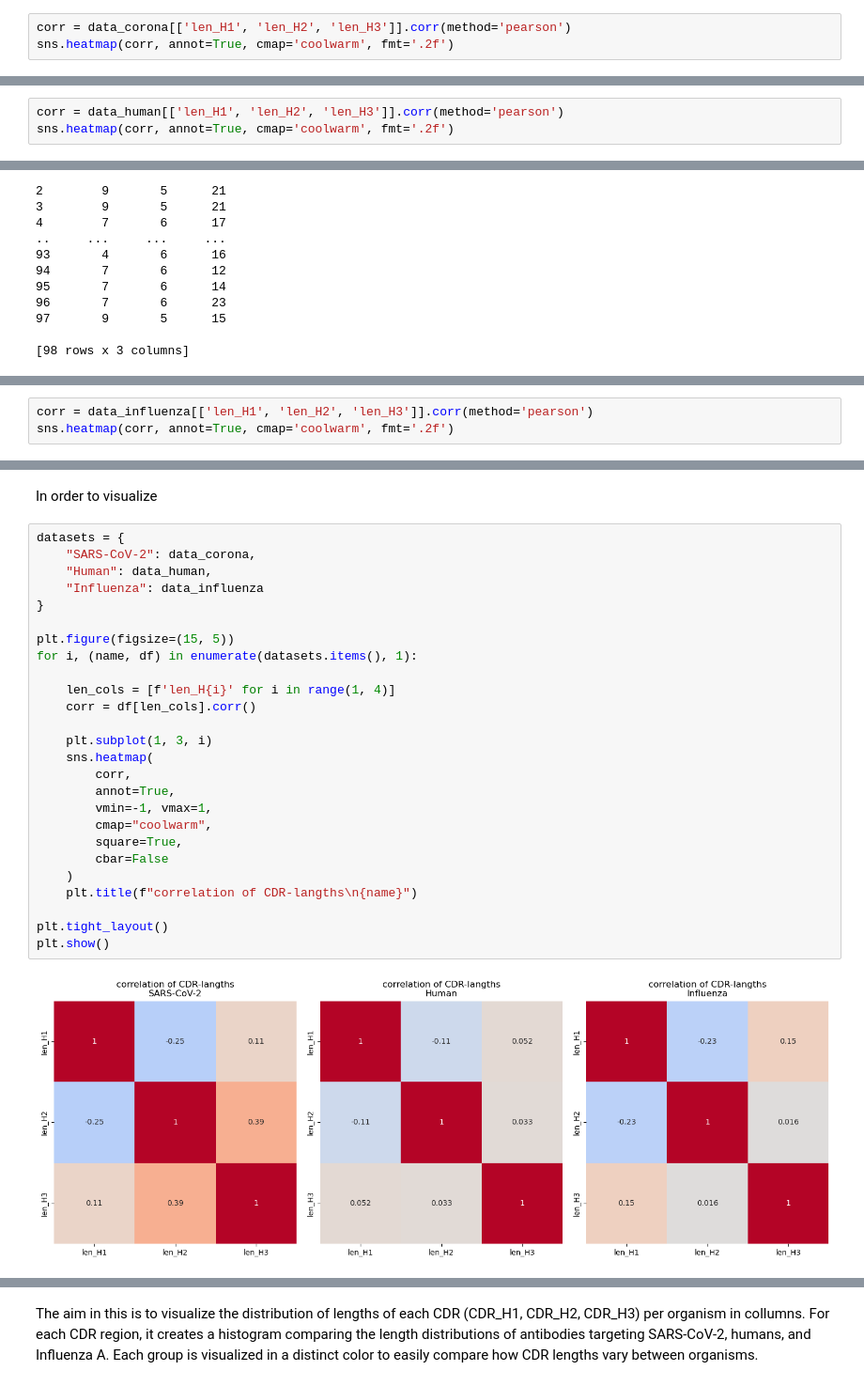
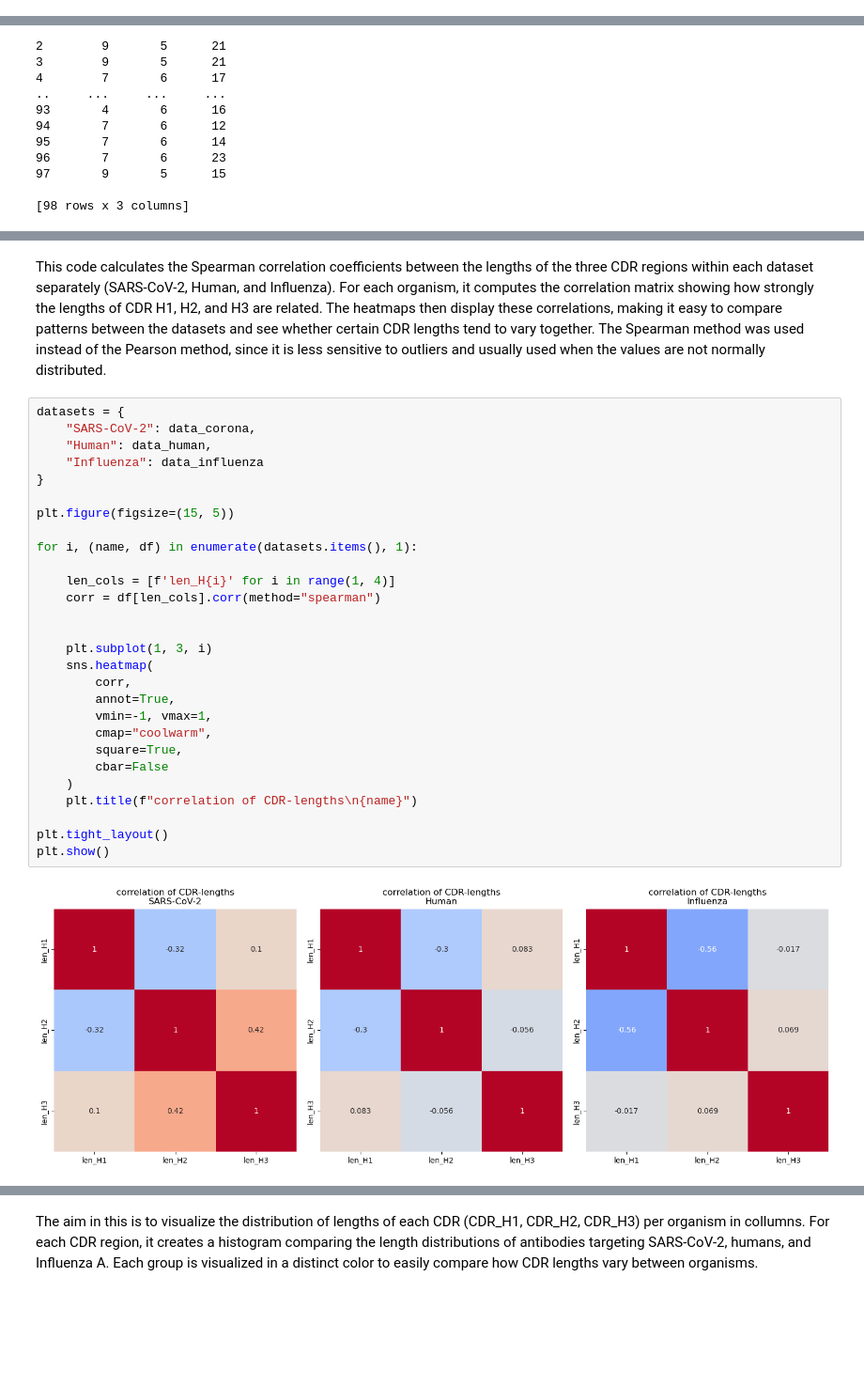
Before and after one commit to datascience-2025-group4/group04-team02, a Jupyter notebook: dataanalysis/01_lenght/01_length_CDRseq.ipynb, the cells around one changed output, grey strips where cells are left out. Shown: that part at 94% size. Drawn from its saved outputs; the diff is of its cells as text; blank space fills up the shorter version.

```diff
--- a/dataanalysis/01_lenght/01_length_CDRseq.ipynb
+++ b/dataanalysis/01_lenght/01_length_CDRseq.ipynb
@@ -71,3 +68,0 @@ This code calculates the Pearson correlation coefficients between the lengths of
-# %%
-corr = data_corona[['len_H1', 'len_H2', 'len_H3']].corr(method='pearson')
-sns.heatmap(corr, annot=True, cmap='coolwarm', fmt='.2f')
@@ -121,6 +113,3 @@ plt.show()
 [figure]
 [figure]
 [figure]
-# %%
-corr = data_human[['len_H1', 'len_H2', 'len_H3']].corr(method='pearson')
-sns.heatmap(corr, annot=True, cmap='coolwarm', fmt='.2f')
@@ -177,3 +162,0 @@ plt.show()
-# %%
-corr = data_influenza[['len_H1', 'len_H2', 'len_H3']].corr(method='pearson')
-sns.heatmap(corr, annot=True, cmap='coolwarm', fmt='.2f')
@@ -183,30 +163,33 @@ sns.heatmap(corr, annot=True, cmap='coolwarm', fmt='.2f')
 # %% [markdown]
-In order to visualize
+This code calculates the Spearman correlation coefficients between the lengths of the three CDR regions within each dataset separately (SARS-CoV-2, Human, and Influenza). For each organism, it computes the correlation matrix showing how strongly the lengths of CDR H1, H2, and H3 are related. The heatmaps then display these correlations, making it easy to compare patterns between the datasets and see whether certain CDR lengths tend to vary together.
+The Spearman method was used instead of the Pearson method, since it is less sensitive to outliers and usually used when the values are not normally distributed.
 # %%
 datasets = {
     "SARS-CoV-2": data_corona,
     "Human": data_human,
     "Influenza": data_influenza
 }
 
 plt.figure(figsize=(15, 5))
+
 for i, (name, df) in enumerate(datasets.items(), 1):
 
     len_cols = [f'len_H{i}' for i in range(1, 4)]
-    corr = df[len_cols].corr()
+    corr = df[len_cols].corr(method="spearman")
+
 
     plt.subplot(1, 3, i)
     sns.heatmap(
         corr,
         annot=True,
         vmin=-1, vmax=1,
         cmap="coolwarm",
         square=True,
         cbar=False
     )
-    plt.title(f"correlation of CDR-langths\n{name}")
+    plt.title(f"correlation of CDR-lengths\n{name}")
 
 plt.tight_layout()
 plt.show()
 # %% [output]
-[figure, old version]
+[figure, new version]
```
Also changed, not shown: parts of 28 cells of this notebook, 1 other file.
